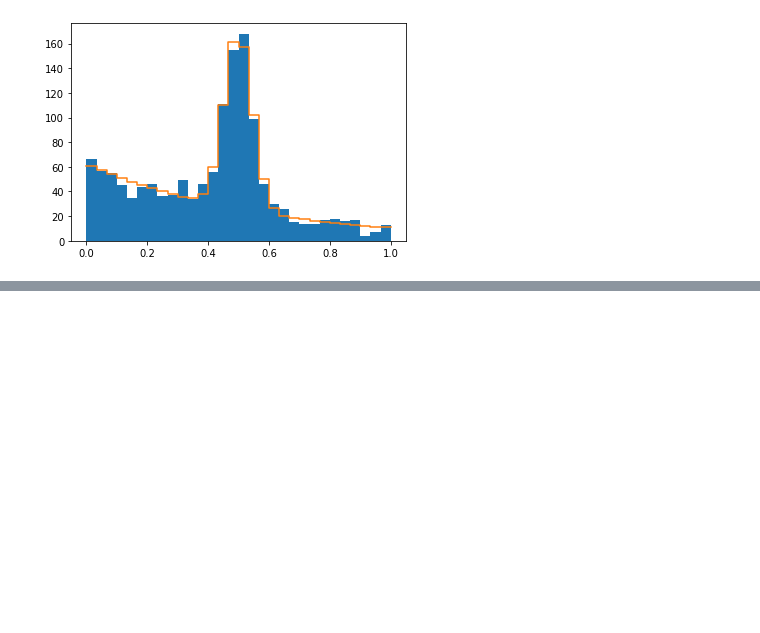
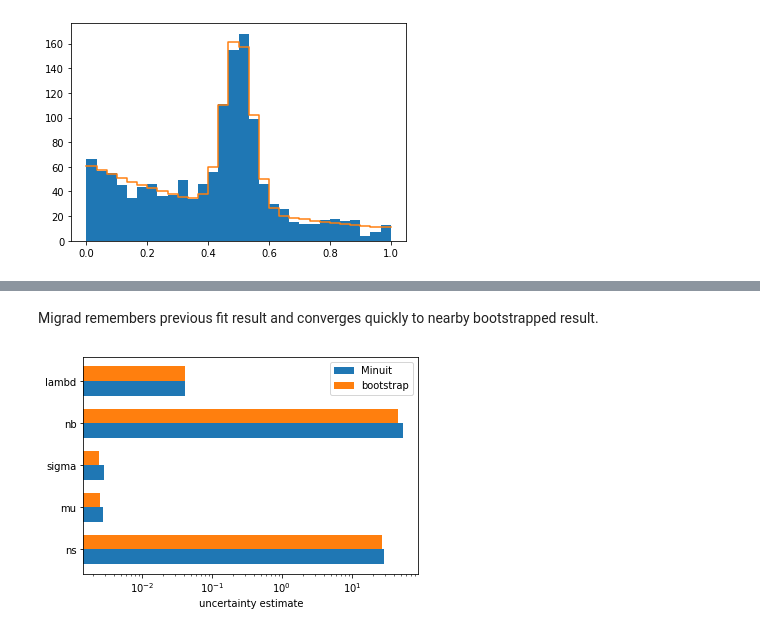
Before and after one commit to HDembinski/pyhep-2020-iminuit, a Jupyter notebook: iminuit.ipynb, the cells around one changed output, grey strips where cells are left out. Drawn from its saved outputs; the diff is of its cells as text; code cells hidden in the pictures; blank space fills up the shorter version.

```diff
--- a/iminuit.ipynb
+++ b/iminuit.ipynb
@@ -75,7 +117,7 @@ rng = np.random.default_rng(1)
 
 x = np.linspace(0, 1, 10)
 ye = np.ones_like(x) * 0.2
-y = 2 * x + 1 + ye * rng.normal(size=len(x))
+y = rng.normal(2 * x + 1, ye, size=len(x))
 
 plt.errorbar(x, y, ye, fmt="o")
 plt.xlabel("x")
@@ -553,0 +602,22 @@ Some sources (including the Minuit2 user guide) warn about setting limits carele
+# %%
+from resample import bootstrap
+
+cost.n = np.histogram(x, bins=30, range=(0, 1))[0]
+m = Minuit(cost, ns=1, mu=1, sigma=1, nb=1, lambd=1,
+           limit_ns=(0, None),
+           limit_nb=(0, None),
+           limit_mu=(0.4, 0.6),
+           limit_lambd=(0, 2),
+           limit_sigma=(0, 0.2))
+m.migrad()
+print(f"nfcn for original fit = {m.fmin.nfcn}")
+
+errors = m.errors[:]
+
+thetas = []
+for i, b_sample in enumerate(bootstrap.resample(x, size=100)):
+    cost.n = np.histogram(b_sample, bins=30, range=(0, 1))[0]
+    m.migrad()
+    print(f"nfcn for fit of b_sample[{i}] = {m.fmin.nfcn}")
+    assert m.valid
+    thetas.append(m.values[:])
@@ -554 +642,18 @@ Some sources (including the Minuit2 user guide) warn about setting limits carele
+# %% [markdown]
+Migrad remembers previous fit result and converges quickly to nearby bootstrapped result.
+# %%
+b_cov = np.cov(np.transpose(thetas))
+b_errors = np.diag(b_cov) ** 0.5
+
+height = 0.35
+i = np.arange(5)
+plt.barh(i - height/2, errors, height, label="Minuit")
+plt.barh(i + height/2, b_errors, height, label="bootstrap")
+plt.semilogx()
+# plt.ylim(0, np.max(np.concatenate(errors, b_errors)))
+plt.yticks(i, m.parameters)
+plt.xlabel("uncertainty estimate")
+plt.legend();
+# %% [output]
+[figure, added]
 # %% [markdown]
```
Also changed, not shown: parts of 15 cells of this notebook.
